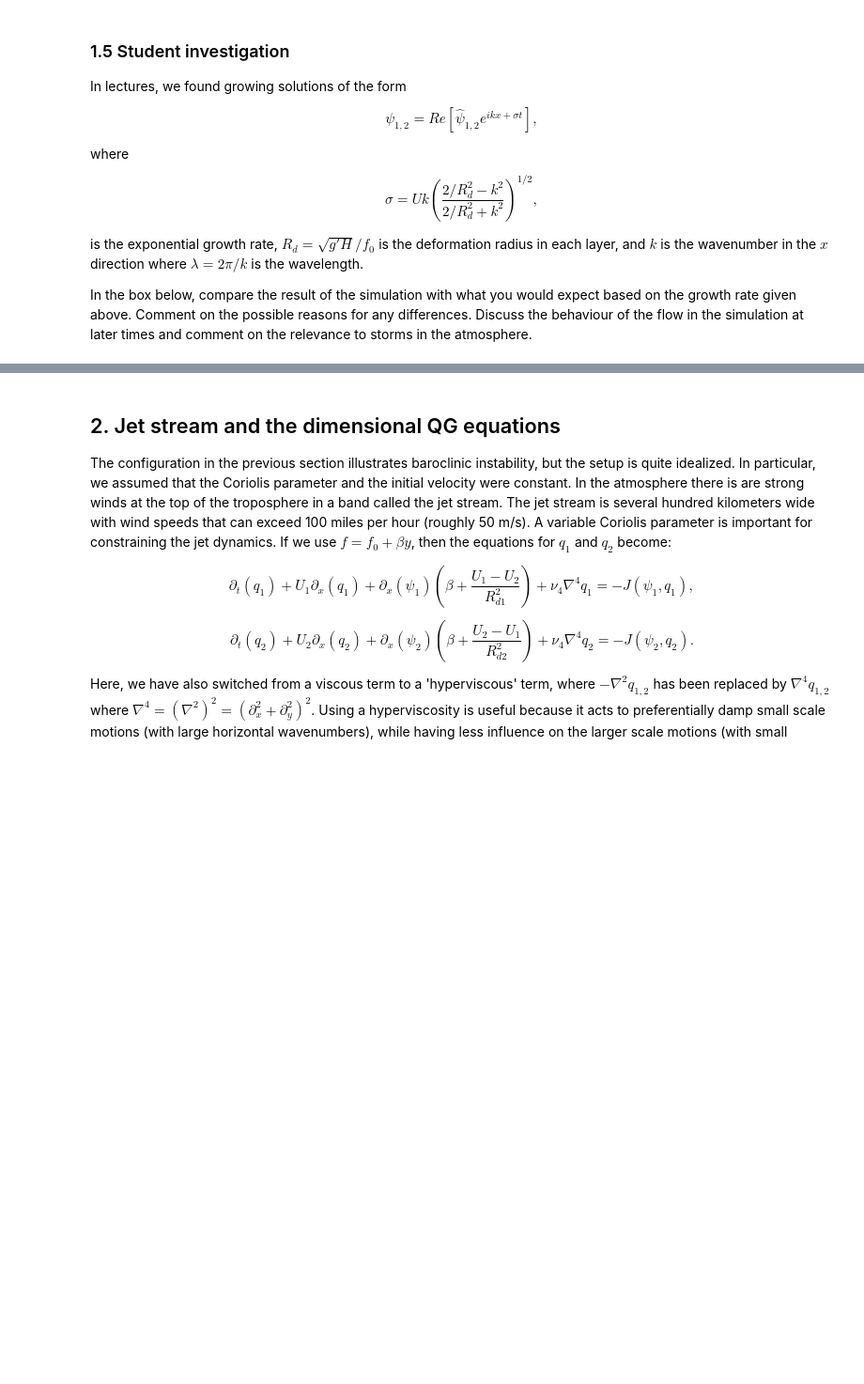
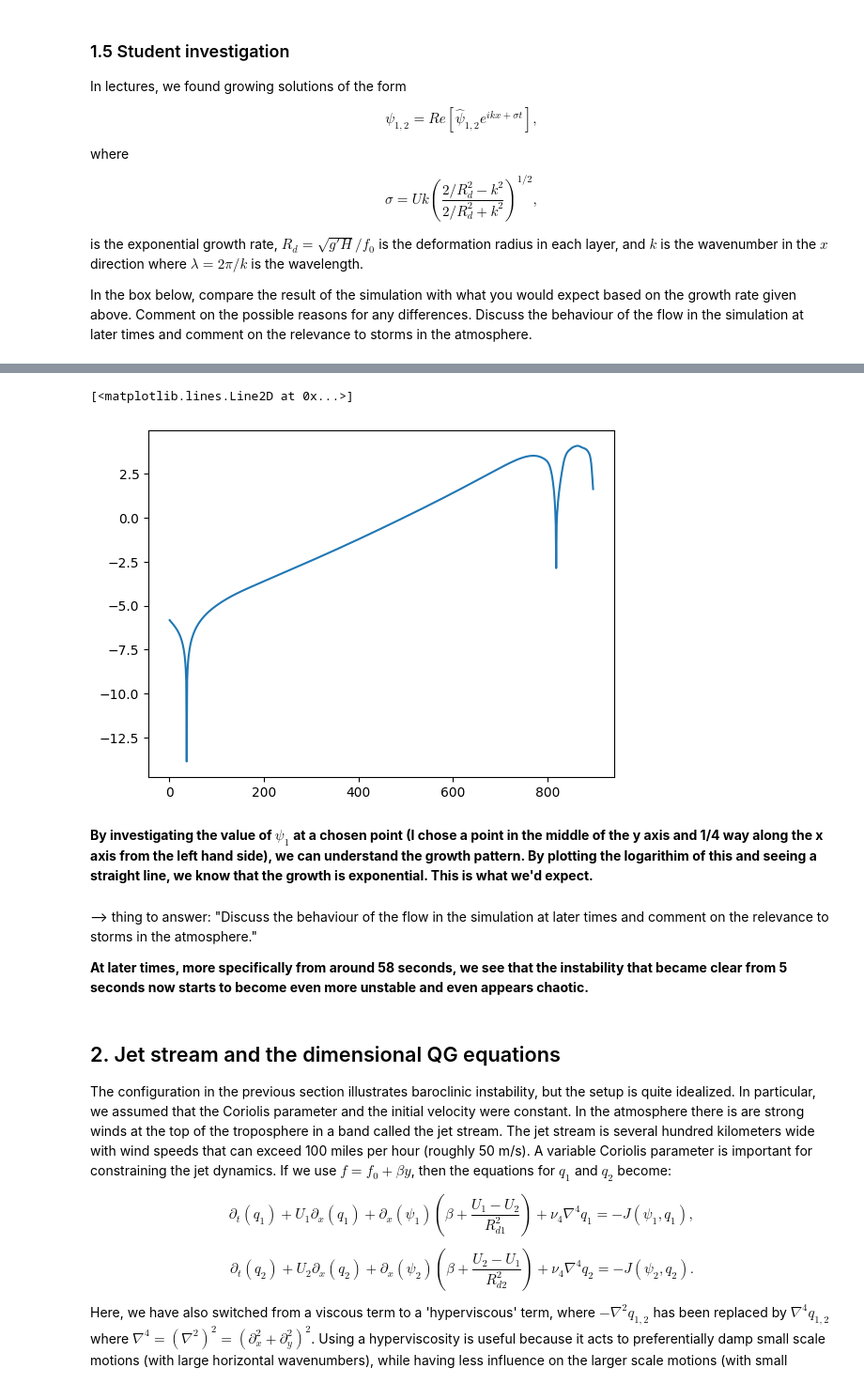
Before and after one commit to isabelgilchristmiller/QCES, a Jupyter notebook: Project4_storms.ipynb, the cells around one changed output, grey strips where cells are left out. Shown at 94% size. Drawn from its saved outputs; the diff is of its cells as text; code cells hidden in the pictures; blank space fills up the shorter version.

```diff
--- a/Project4_storms.ipynb
+++ b/Project4_storms.ipynb
@@ -206,3 +300,18 @@ INSERT COMMENTS HERE, ~ 1 PARAGRAPH WITH OPTIONAL PLOT(S)
+# %%
+max_val = np.zeros(len(psi1_save))
+for i in range(len(max_val)):
+  max_val[i] = psi1_save[i,int(Ny//2),int(3*Nx//4)]
+
+plt.plot(np.log(np.abs(max_val)))
+# %% [output]
+[<matplotlib.lines.Line2D at 0x...>]
+[figure, added]
+# %% [markdown]
+**By investigating the value of $\psi_1$ at a chosen point (I chose a point in the middle of the y axis and 1/4 way along the x axis from the left hand side), we can understand the growth pattern. By plotting the logarithim of this and seeing a straight line, we know that the growth is exponential. This is what we'd expect.**
+# %% [markdown]
+--> thing to answer: "Discuss the behaviour of the flow in the simulation at later times and comment on the relevance to storms in the atmosphere."
+
+**At later times, more specifically from around 58 seconds, we see that the instability that became clear from 5 seconds now starts to become even more unstable and even appears chaotic.**
 # %% [markdown]
 ## 2. Jet stream and the dimensional QG equations
 
```
Also changed, not shown: parts of 8 cells of this notebook.
